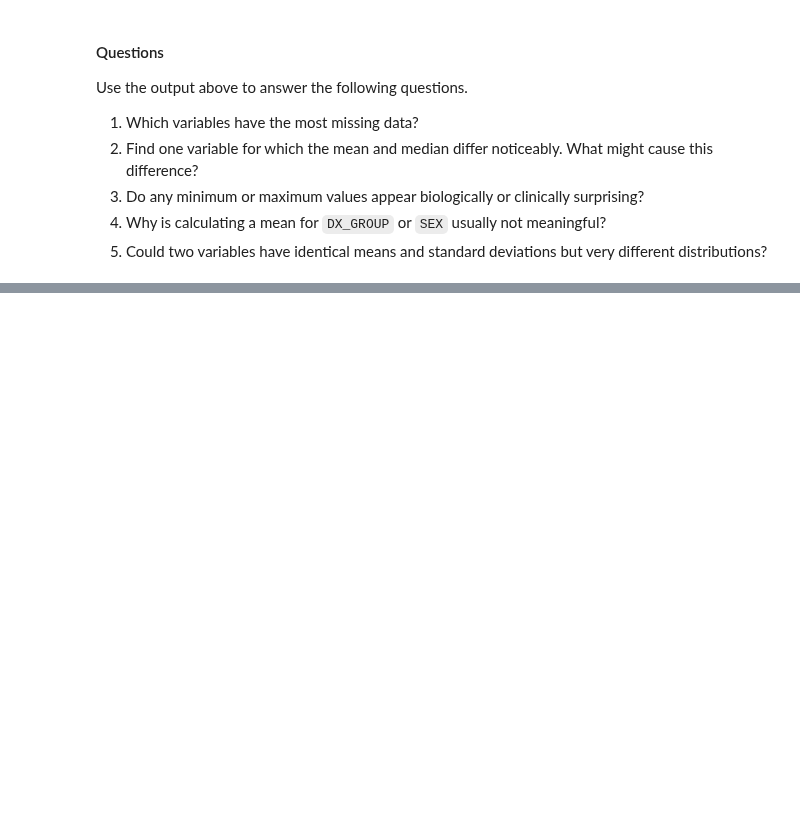
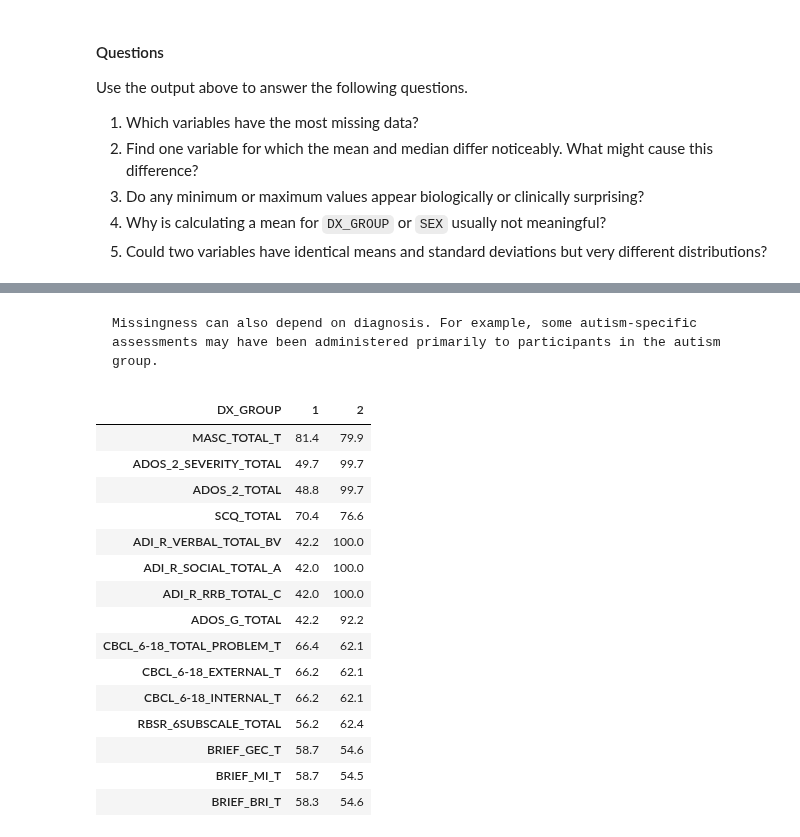
Before and after one commit to yoavmp/ml-neuro-tutorials, a Jupyter notebook: book/chapters/chapter_01/exercise_01.ipynb, the cells around one changed output, grey strips where cells are left out. Saved outputs shown, nothing was run; the diff lists cells and outputs as text; code cells hidden in the pictures; blank space fills up the shorter version.

````diff
--- a/book/chapters/chapter_01/exercise_01.ipynb
+++ b/book/chapters/chapter_01/exercise_01.ipynb
@@ -311,0 +421,33 @@ Use the output above to answer the following questions.
+# %% [markdown]
+```{dropdown}
+Missingness can also depend on diagnosis. For example, some autism-specific assessments may have been administered primarily to participants in the autism group.
+```
+# %%
+hide-cell
+# Can you find scores that were collected only for diagnosed participants?
+missing_by_diagnosis = (
+    phenotypes[top_missing_variables]
+    .isna()
+    .groupby(phenotypes["DX_GROUP"], observed=True)
+    .mean()
+    .mul(100)
+)
+
+missing_by_diagnosis.T.round(1)
+# %% [output]
+| DX_GROUP | 1 | 2 |
+| MASC_TOTAL_T | 81.4 | 79.9 |
+| ADOS_2_SEVERITY_TOTAL | 49.7 | 99.7 |
+| ADOS_2_TOTAL | 48.8 | 99.7 |
+| SCQ_TOTAL | 70.4 | 76.6 |
+| ADI_R_VERBAL_TOTAL_BV | 42.2 | 100.0 |
+| ADI_R_SOCIAL_TOTAL_A | 42.0 | 100.0 |
+| ADI_R_RRB_TOTAL_C | 42.0 | 100.0 |
+| ADOS_G_TOTAL | 42.2 | 92.2 |
+| CBCL_6-18_TOTAL_PROBLEM_T | 66.4 | 62.1 |
+| CBCL_6-18_EXTERNAL_T | 66.2 | 62.1 |
+| CBCL_6-18_INTERNAL_T | 66.2 | 62.1 |
+| RBSR_6SUBSCALE_TOTAL | 56.2 | 62.4 |
+| BRIEF_GEC_T | 58.7 | 54.6 |
+| BRIEF_MI_T | 58.7 | 54.5 |
+| BRIEF_BRI_T | 58.3 | 54.6 |
````
Also changed, not shown: parts of 29 cells of this notebook.
